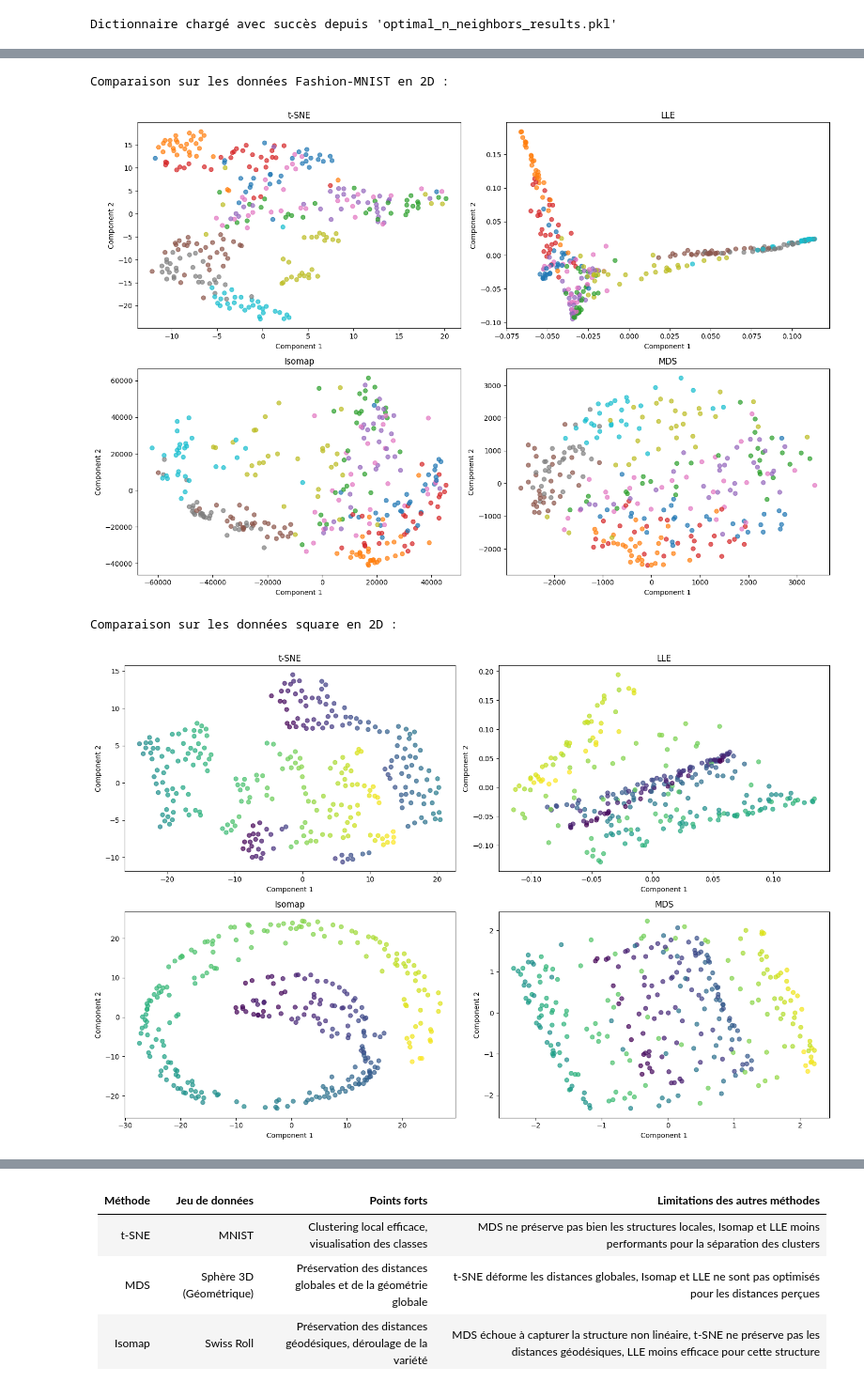
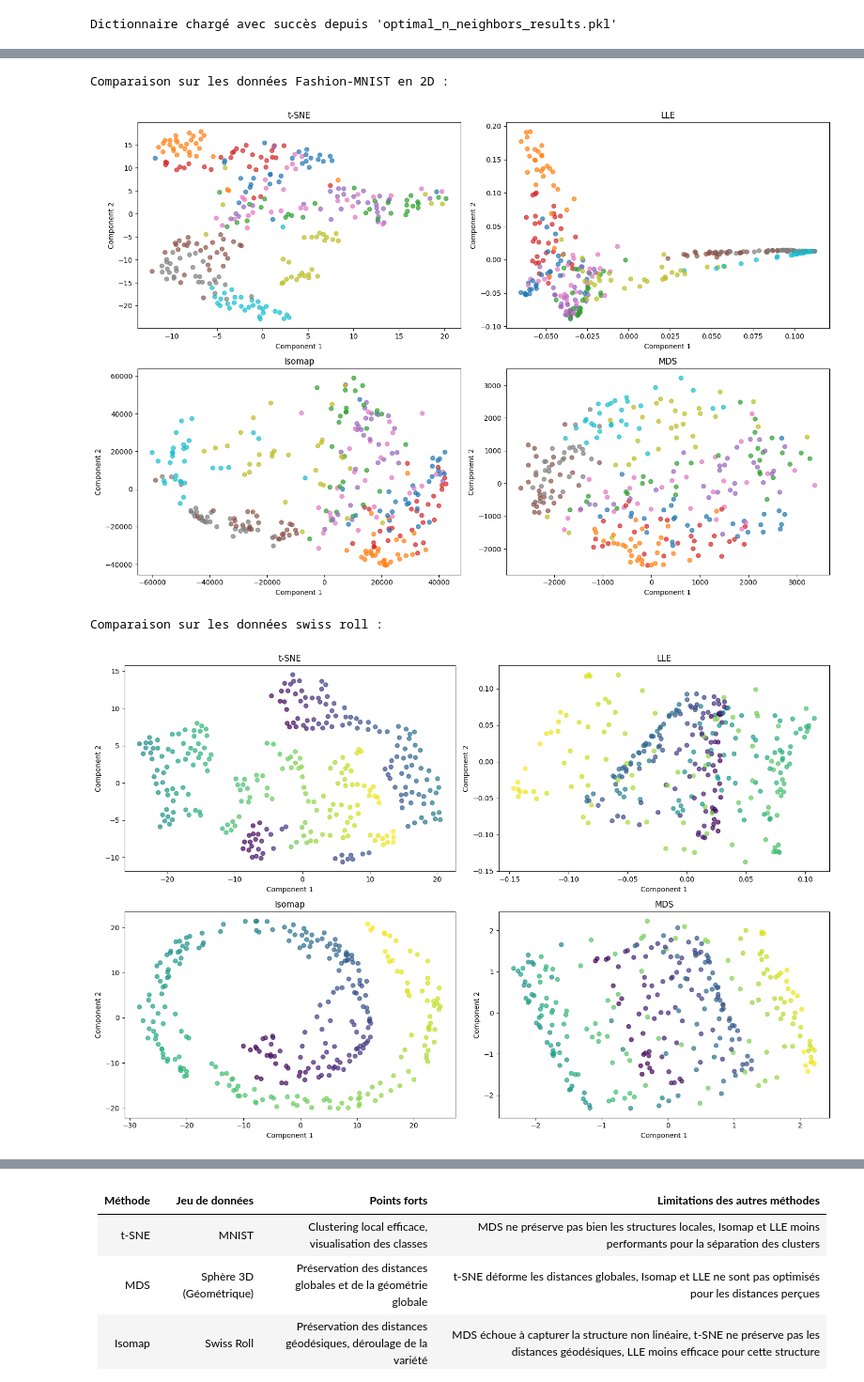
Before and after one commit to ChapponE/A-Comparative-Study-of-Dimensionality-Reduction-Techniques-for-Labelled-Datasets, a Jupyter notebook: projet.ipynb, the cells around one changed output, grey strips where cells are left out. Shown at 94% size. Cells and saved outputs as stored; diff of their text form; code cells hidden in the pictures.

```diff
--- a/projet.ipynb
+++ b/projet.ipynb
@@ -28,3 +22,10 @@ sphere_data, sphere_labels = generate_partial_sphere_dataset(n_points=n_points)
+# %%
+n_points = 300
+datasets = load_datasets(n_points=n_points)
+mnist_data, mnist_labels = datasets['Fashion MNIST']
+swiss_roll_data, swiss_roll_labels = datasets['Hyper Swiss Roll']
+double_helix_data, double_helix_labels = datasets['Double Helix']
+sphere_data, sphere_labels = datasets['Partial Sphere']
 # %% [markdown]
 # Selection de n_neighbors pour LLE et Isomap
 
@@ -185 +93,8 @@ plt.show()
+# %%
+n_neighbors_sphere = 12
+n_neighbors_double_helix = 17
+n_neighbors_swiss_roll = 13
+n_neighbors_mnist = 17
+
+optimal_n_neighbors = {'Double Helix': n_neighbors_double_helix, 'Fashion MNIST': n_neighbors_mnist, 'Hyper Swiss Roll': n_neighbors_swiss_roll, 'Partial Sphere': n_neighbors_sphere}
 # %% [markdown]
@@ -195,13 +108,13 @@ Comparaison sur les données Hyper Swiss Roll en 3D :
 # %%
 print("Comparaison sur les données Fashion-MNIST en 2D :")
-plot_reducted_data(mnist_data, mnist_labels, ["t-SNE", "LLE", "Isomap", "MDS"], n_components=2, is_helix=False)
+plot_reducted_data(mnist_data, mnist_labels, ["t-SNE", "LLE", "Isomap", "MDS"], n_components=2, is_helix=False, n_neighbors=n_neighbors_mnist)
 # %% [output]
 Comparaison sur les données Fashion-MNIST en 2D :
-[figure, old version]
+[figure, new version]
 # %%
-print("Comparaison sur les données square en 2D :")
-plot_reducted_data(swiss_roll_data, swiss_roll_labels, ["t-SNE", "LLE", "Isomap", "MDS"], n_components=2, is_helix=True)
+print("Comparaison sur les données swiss roll :")
+plot_reducted_data(swiss_roll_data, swiss_roll_labels, ["t-SNE", "LLE", "Isomap", "MDS"], n_components=2, is_helix=True, n_neighbors=n_neighbors_swiss_roll)
 # %% [output]
-Comparaison sur les données square en 2D :
+Comparaison sur les données swiss roll :
-[figure, old version]
+[figure, new version]
 # %%
```
Also changed, not shown: parts of 18 cells of this notebook, 6 other files.
